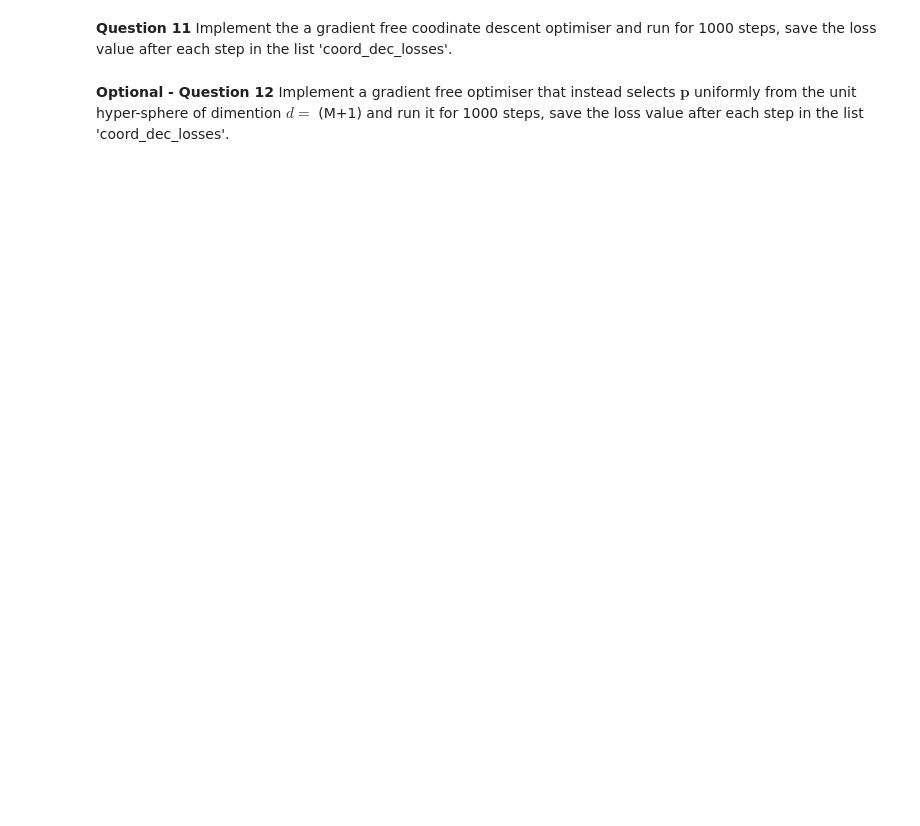
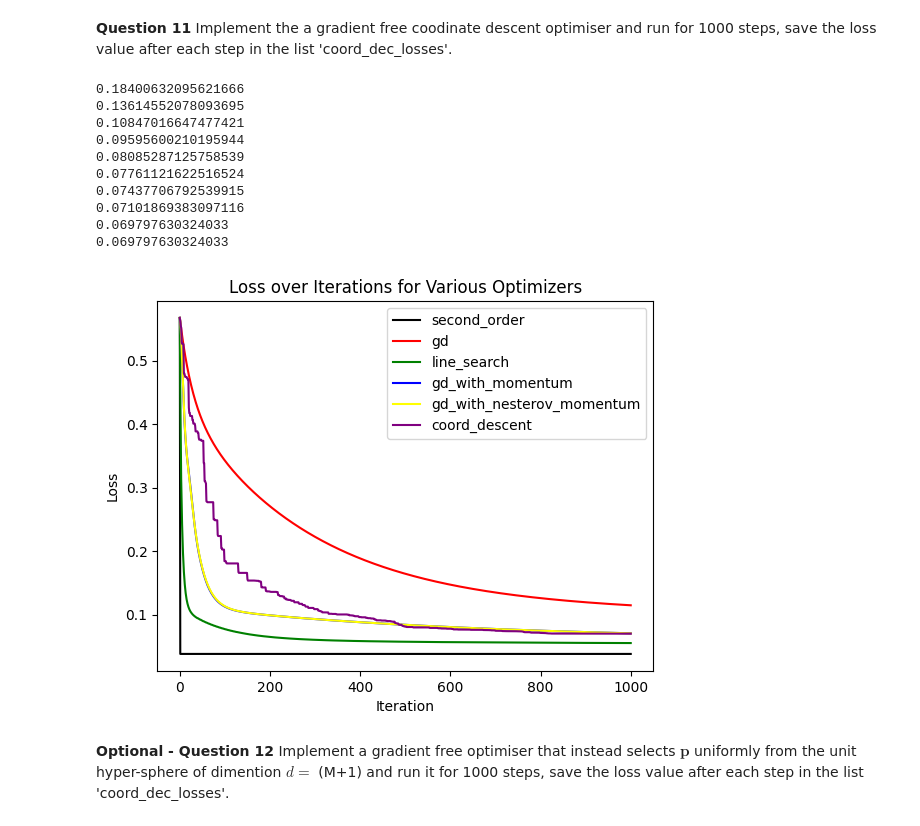
Before and after one commit to fuwentay/AIML-CWM, a Jupyter notebook: Part II - Optimization/ex1_OptimisationRegression.ipynb, the cells around one changed output. Cells and saved outputs as stored; diff of their text form; code cells hidden in the pictures; blank space fills up the shorter version.

```diff
--- a/Part II - Optimization/ex1_OptimisationRegression.ipynb
+++ b/Part II - Optimization/ex1_OptimisationRegression.ipynb
@@ -496,30 +526,68 @@ In the coodinate descent optimiser $\mathbf{p}_t$ is sampled from $\{\mathbf{e}_
 # %%
 w = np.zeros(M+1)
 
 coord_dec_losses = []
 coord_dec_losses.append(MSE_loss(X, y, w))
 
-number_of_iteratons = 1000
+number_of_iterations = 1000
 eta = 0.1
 
-for iter in range(number_of_iteratons):
-  # ----------------------------
-  # Your code here
+for iter in range(number_of_iterations):
+    # Select a random coordinate direction
+    d = M + 1
+    i = np.random.randint(d)
+    e_i = np.zeros(d)
+    e_i[i] = 1
 
+    # Evaluate the loss at three points
+    w_minus = w - eta * e_i
+    w_plus = w + eta * e_i
 
-  # --------------------------
-  loss = MSE_loss(X, y, w)
-  coord_dec_losses.append(loss)
-  eta *= 0.999
-  if iter % 100 == 99:
-    print(loss)
+    loss_minus = MSE_loss(X, y, w_minus)
+    loss_current = MSE_loss(X, y, w)
+    loss_plus = MSE_loss(X, y, w_plus)
 
-plt.plot(np.arange(len(second_order_losses)),second_order_losses, 'black')
-plt.plot(np.arange(len(gd_losses)),gd_losses, 'red', label='gd')
-plt.plot(np.arange(len(line_search_losses)),line_search_losses, 'green')
-plt.plot(np.arange(len(gd_with_momenutm_losses)),gd_with_momenutm_losses, 'blue', label='gd_with_momentum')
-plt.plot(np.arange(len(gd_with_nesterov_momenutm)),gd_with_nesterov_momenutm, 'yellow', label='gd_with_momentum')
-plt.plot(np.arange(len(coord_dec_losses)),coord_dec_losses, 'purple')
+    # Update w to the point with the lowest loss
+    if loss_minus < loss_current and loss_minus < loss_plus:
+        w = w_minus
+    elif loss_plus < loss_current:
+        w = w_plus
+    # Else, w remains unchanged
+
+    # Append the current loss to the list
+    coord_dec_losses.append(MSE_loss(X, y, w))
+
+    # Decrease the learning rate slightly
+    eta *= 0.999
+
+    # Print the loss every 100 iterations
+    if iter % 100 == 99:
+        print(coord_dec_losses[-1])
+
+# Plotting the loss over iterations
+plt.plot(np.arange(len(second_order_losses)), second_order_losses, 'black', label='second_order')
+plt.plot(np.arange(len(gd_losses)), gd_losses, 'red', label='gd')
+plt.plot(np.arange(len(line_search_losses)), line_search_losses, 'green', label='line_search')
+plt.plot(np.arange(len(gd_with_momentum_losses)), gd_with_momentum_losses, 'blue', label='gd_with_momentum')
+plt.plot(np.arange(len(gd_with_nesterov_momentum)), gd_with_nesterov_momentum, 'yellow', label='gd_with_nesterov_momentum')
+plt.plot(np.arange(len(coord_dec_losses)), coord_dec_losses, 'purple', label='coord_descent')
+plt.legend()
+plt.xlabel('Iteration')
+plt.ylabel('Loss')
+plt.title('Loss over Iterations for Various Optimizers')
+plt.show()
+# %% [output]
+0.18400632095621666
+0.13614552078093695
+0.10847016647477421
+0.09595600210195944
+0.08085287125758539
+0.07761121622516524
+0.07437706792539915
+0.07101869383097116
+0.069797630324033
+0.069797630324033
+[figure, added]
 # %% [markdown]
 **Optional - Question 12** Implement a gradient free optimiser that instead selects $\mathbf{p}$ uniformly from the unit hyper-sphere of dimention $d=$ (M+1) and run it for 1000 steps, save the loss value after each step in the list 'coord_dec_losses'.
 # %%
```
Also changed, not shown: parts of 8 cells of this notebook.
